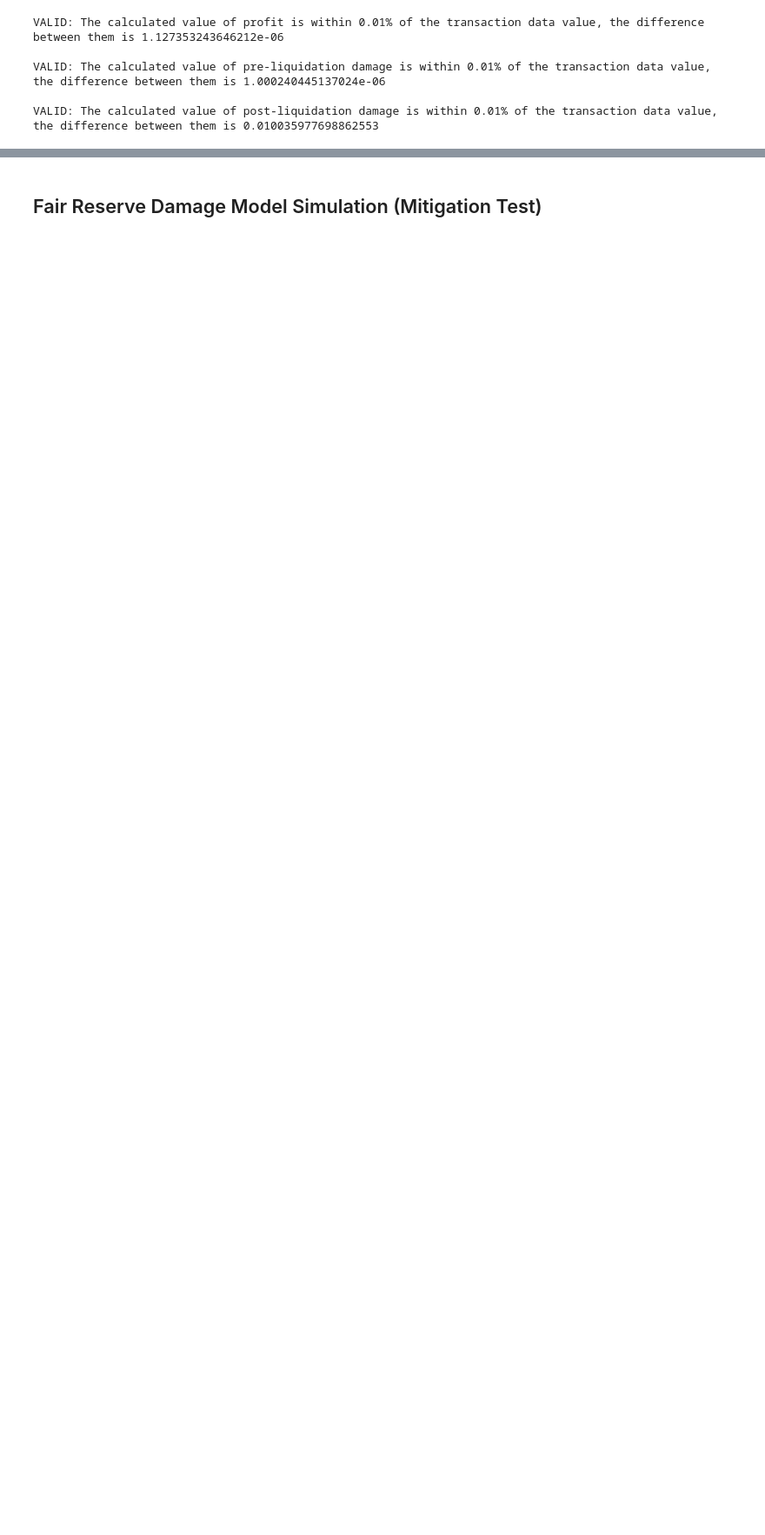
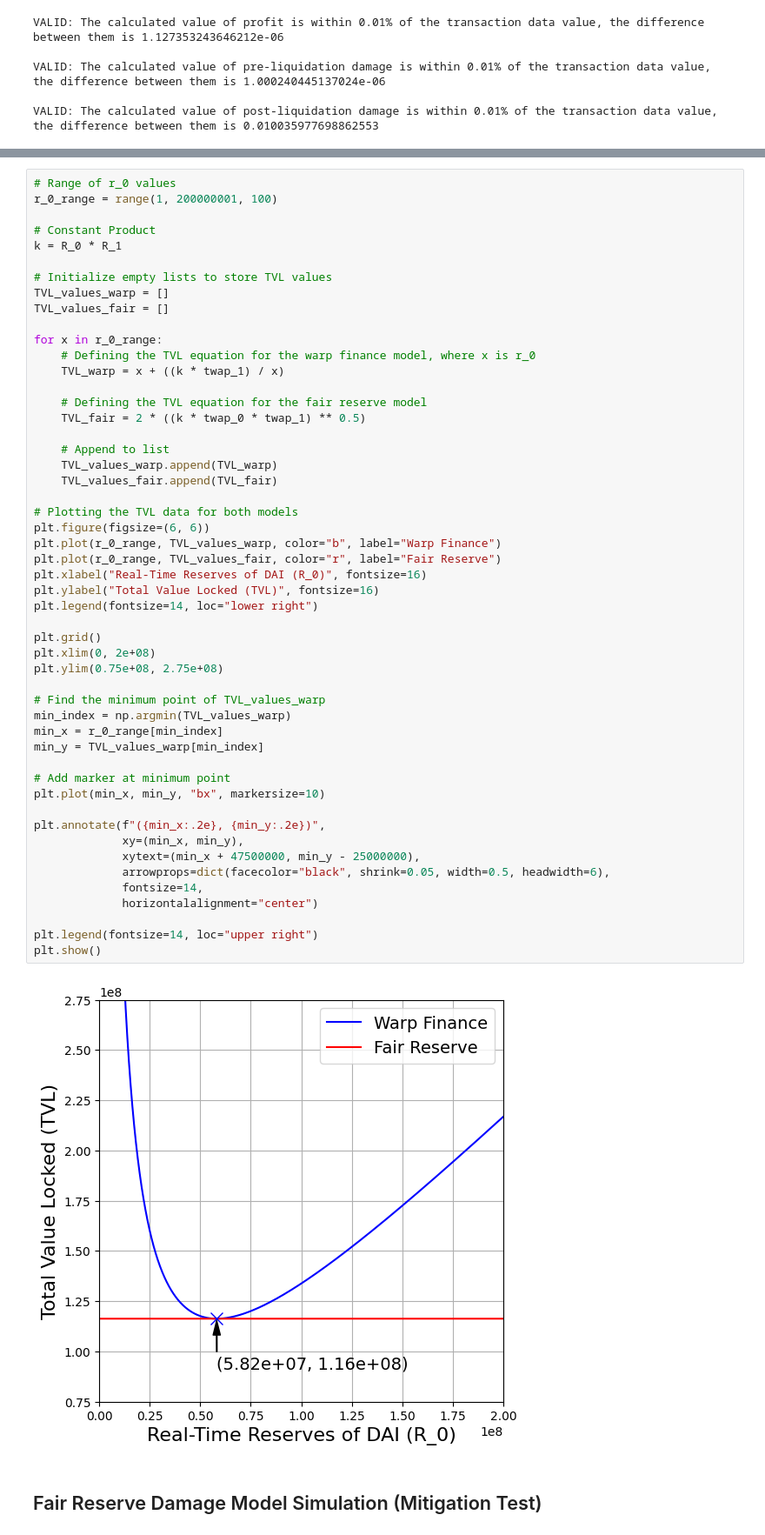
Before and after one commit to MJ-Peters/Flash-Loan-Attack-Analysis-Framework, a Jupyter notebook: Flash Loan Attack Analysis Framework.ipynb, the cells around one changed output, grey strips where cells are left out. Shown at 87% size. Drawn from its saved outputs; the diff is of its cells as text; blank space fills up the shorter version.

```diff
--- a/Flash Loan Attack Analysis Framework.ipynb
+++ b/Flash Loan Attack Analysis Framework.ipynb
@@ -388,3 +396,56 @@ VALID: The calculated value of post-liquidation damage is within 0.01% of the tr
+# %%
+# Range of r_0 values
+r_0_range = range(1, 200000001, 100)
+
+# Constant Product
+k = R_0 * R_1
+
+# Initialize empty lists to store TVL values
+TVL_values_warp = []
+TVL_values_fair = []
+
+for x in r_0_range:
+    # Defining the TVL equation for the warp finance model, where x is r_0
+    TVL_warp = x + ((k * twap_1) / x)
+
+    # Defining the TVL equation for the fair reserve model
+    TVL_fair = 2 * ((k * twap_0 * twap_1) ** 0.5)
+
+    # Append to list
+    TVL_values_warp.append(TVL_warp)
+    TVL_values_fair.append(TVL_fair)
+
+# Plotting the TVL data for both models
+plt.figure(figsize=(6, 6))
+plt.plot(r_0_range, TVL_values_warp, color="b", label="Warp Finance")
+plt.plot(r_0_range, TVL_values_fair, color="r", label="Fair Reserve")
+plt.xlabel("Real-Time Reserves of DAI (R_0)", fontsize=16)
+plt.ylabel("Total Value Locked (TVL)", fontsize=16)
+plt.legend(fontsize=14, loc="lower right")
+
+plt.grid()
+plt.xlim(0, 2e+08)
+plt.ylim(0.75e+08, 2.75e+08)
+
+# Find the minimum point of TVL_values_warp
+min_index = np.argmin(TVL_values_warp)
+min_x = r_0_range[min_index]
+min_y = TVL_values_warp[min_index]
+
+# Add marker at minimum point
+plt.plot(min_x, min_y, "bx", markersize=10)
+
+plt.annotate(f"({min_x:.2e}, {min_y:.2e})",
+             xy=(min_x, min_y),
+             xytext=(min_x + 47500000, min_y - 25000000),
+             arrowprops=dict(facecolor="black", shrink=0.05, width=0.5, headwidth=6),
+             fontsize=14,
+             horizontalalignment="center")
+
+plt.legend(fontsize=14, loc="upper right")
+plt.show()
+# %% [output]
+[figure, added]
 # %% [markdown]
 ## Fair Reserve Damage Model Simulation (Mitigation Test)
 # %%
```
Also changed, not shown: parts of 5 cells of this notebook.
